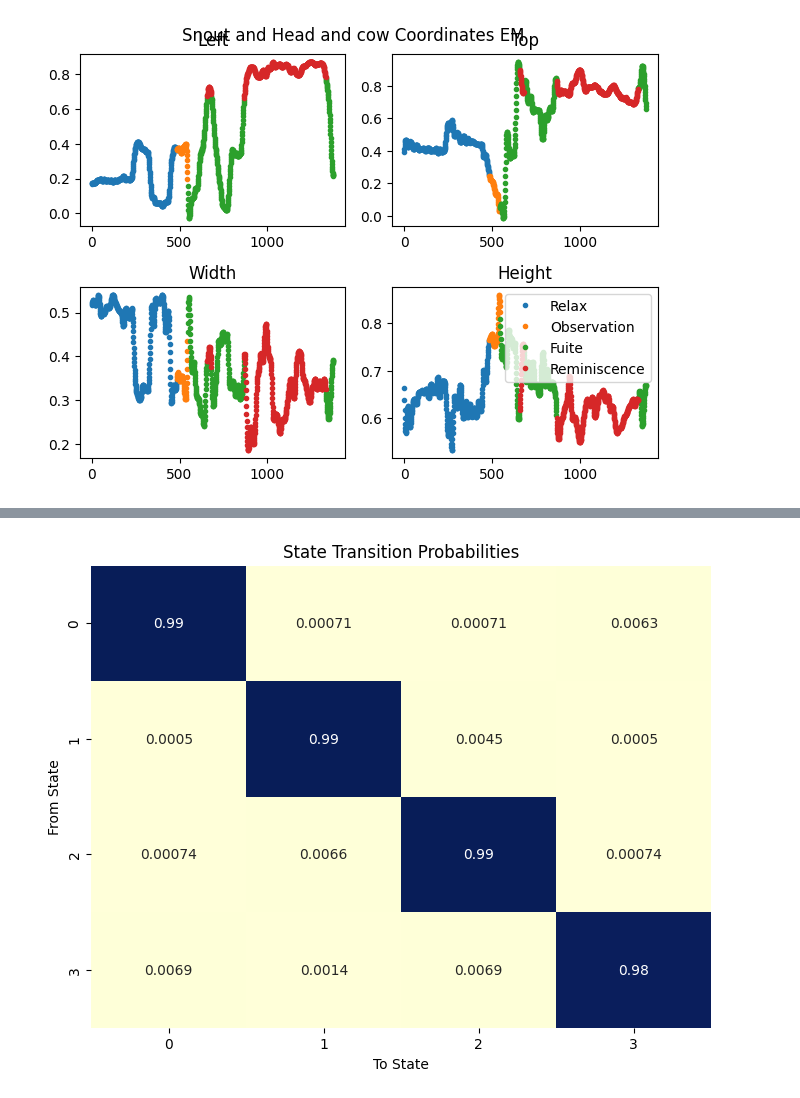
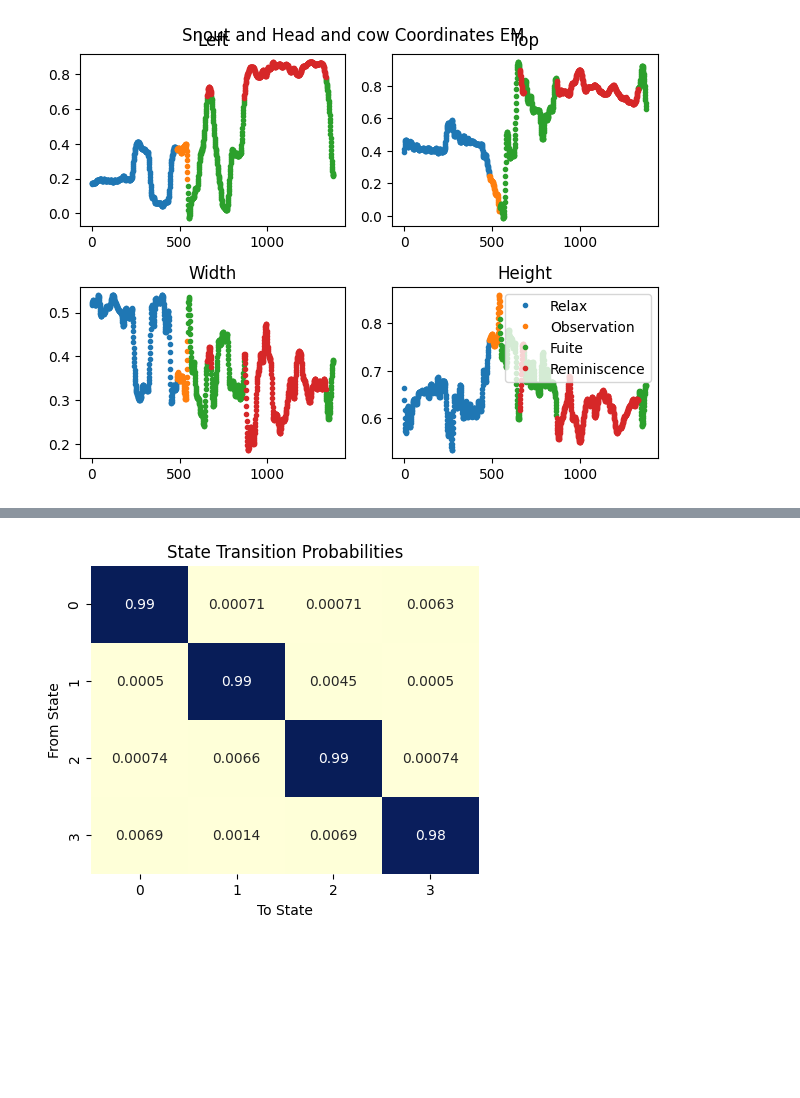
Before and after one commit to RinVyX/HmmComportement, a Jupyter notebook: 3box.ipynb, the cells around one changed output, grey strips where cells are left out. Cells and saved outputs as stored; diff of their text form; code cells hidden in the pictures; blank space fills up the shorter version.

```diff
--- a/3box.ipynb
+++ b/3box.ipynb
@@ -199,13 +212,13 @@ plt.show()
 # %%
 transition_matrix = vi_model.transmat_
-plt.figure(figsize=(8, 6))
+plt.figure(figsize=(5, 4))
 sns.heatmap(transition_matrix, annot=True, cmap="YlGnBu", cbar=False)
 plt.title('State Transition Probabilities')
 plt.xlabel('To State')
 plt.ylabel('From State')
 plt.show()
 # %% [output]
-[figure, old version]
+[figure, new version]
 # %%
 predicted_state = em_model.predict_proba(X)
 predicted_state
```
Also changed, not shown: parts of 4 cells of this notebook, 1 other file.
